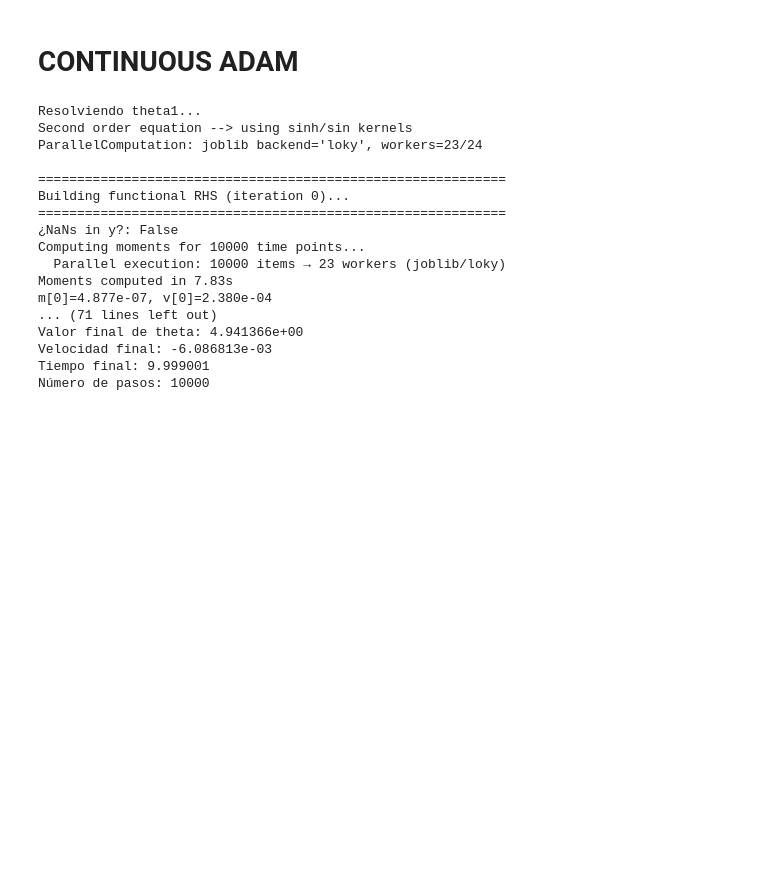
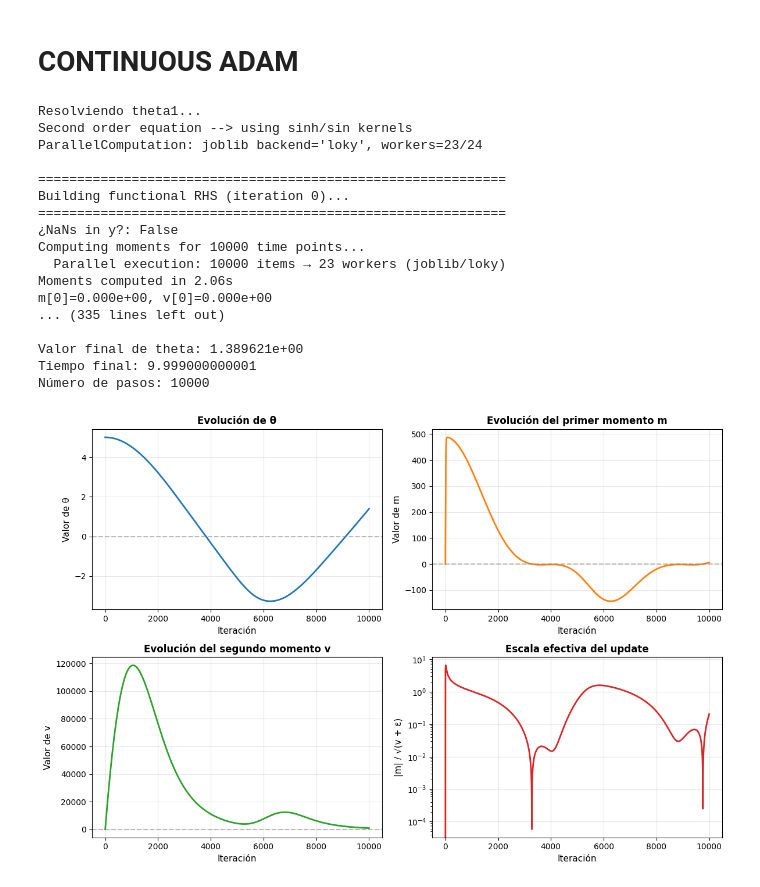
Before and after one commit to carlosherediapimienta/nonlocal-adam, a Jupyter notebook: notebooks/01_analysis.ipynb, the cells around one changed output. Cells and saved outputs as stored; diff of their text form; code cells hidden in the pictures; blank space fills up the shorter version.

```diff
--- a/notebooks/01_analysis.ipynb
+++ b/notebooks/01_analysis.ipynb
@@ -73,17 +73,19 @@ def dL_wrapper(theta):
 print("Resolviendo theta1...")
 optimizer_theta = NonlocalSolverMomentumAdam(
     dL=dL_wrapper,
-    t_span=(1e-6, 10.0),
-    y0=[5.0, 0],
-    alpha=0.001,
-    betas=(0.9, 0.999),
-    eps_base=1e-8,
+    t_span=(1e-12, 10.0),
+    y0=[initial_theta, 0],
+    alpha=lr,
+    betas=(beta1, beta2),
+    eps_base=epsilon,
     verbose=True,
-    quad_order=5
+    quad_order=50
 )
-t, theta1_history = optimizer_theta.solve()
+t, y = optimizer_theta.solve()
 
-final_state = theta1_history[-1]
+theta_history = y[:, 0]
+theta_dot_history = y[:, 1]
+final_state = theta_history[-1]
 if isinstance(final_state, np.ndarray) and final_state.size > 1:
     # Ecuación de 2do orden
     print(f"\nValor final de theta: {final_state[0]:.6e}")
@@ -105,10 +107,19 @@ Building functional RHS (iteration 0)...
 ¿NaNs in y?: False
 Computing moments for 10000 time points...
   Parallel execution: 10000 items → 23 workers (joblib/loky)
-Moments computed in 7.83s
-m[0]=4.877e-07, v[0]=2.380e-04
-... (71 lines left out)
-Valor final de theta: 4.941366e+00
-Velocidad final: -6.086813e-03
-Tiempo final: 9.999001
+Moments computed in 2.06s
+m[0]=0.000e+00, v[0]=0.000e+00
+... (335 lines left out)
+
+Valor final de theta: 1.389621e+00
+Tiempo final: 9.999000000001
 Número de pasos: 10000
+# %%
+# Crear el plotter y visualizar
+plotter = AdamPlotter(theta_history, optimizer_theta._last_m[:, 1], optimizer_theta._last_v[:, 1])
+
+# Plotear todo
+plotter.plot('all')
+plt.show()
+# %% [output]
+[figure, added]
```
Also changed, not shown: 2 other files.
